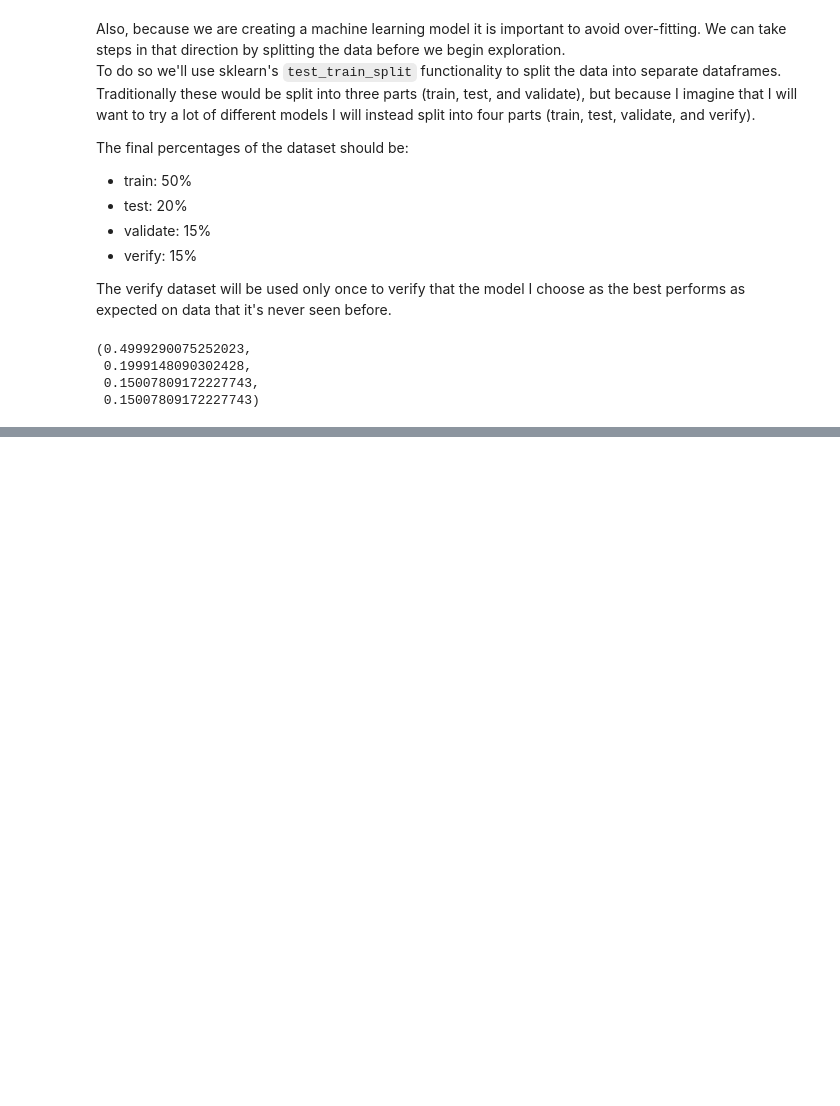
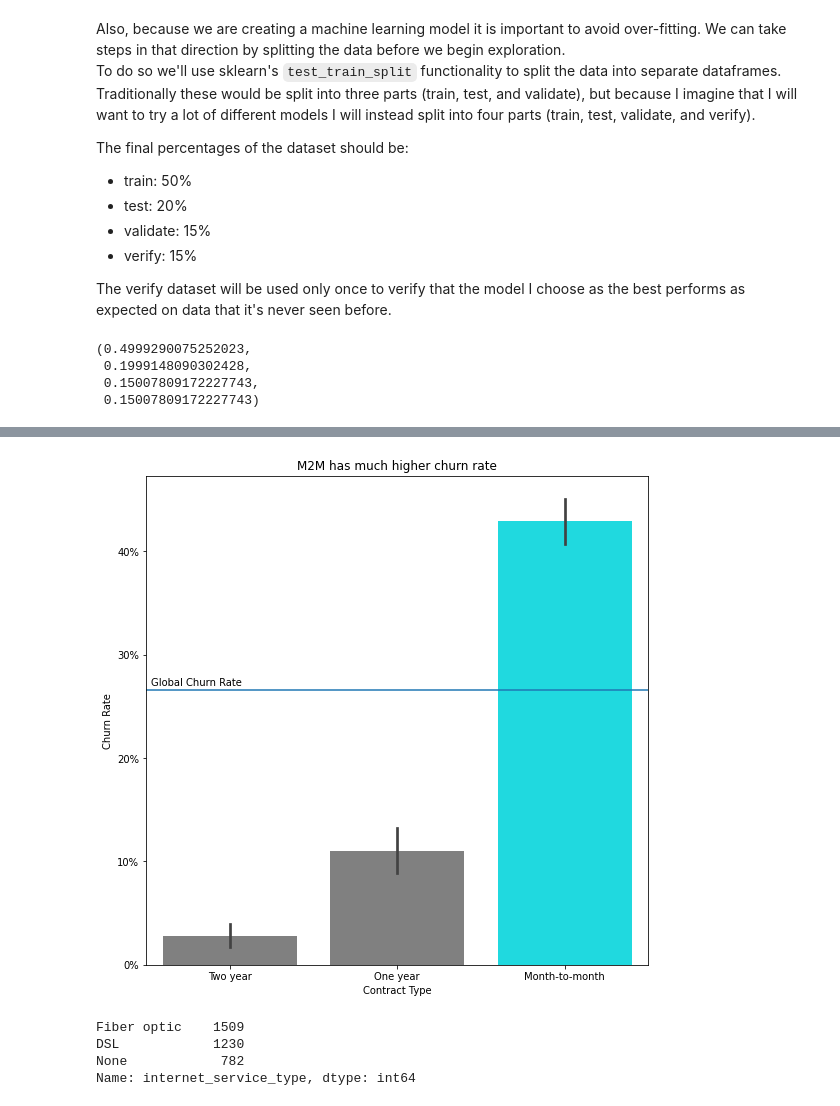
Before and after one commit to MrEnigmamgine/classification-project, a Jupyter notebook: prep-explore.ipynb, the cells around one changed output, grey strips where cells are left out. Saved outputs shown, nothing was run; the diff lists cells and outputs as text; code cells hidden in the pictures; blank space fills up the shorter version.

```diff
--- a/prep-explore.ipynb
+++ b/prep-explore.ipynb
@@ -543,0 +679,29 @@ len(df)
+# %%
+plt.figure(figsize = (9,9))
+sblue = '#00F7FF'
+gcr = train.churn.mean()
+churn = sns.barplot(
+                    data = train,
+                    y='churn',
+                    x='contract_type',
+                    order=['Two year','One year','Month-to-month'],
+                    palette=['grey','grey',sblue],
+                    ).set(
+                        title='M2M has much higher churn rate',
+                    )
+
+plt.axhline(gcr)
+plt.text(-0.47, gcr+.005, 'Global Churn Rate')
+# plt.legend(title='Contract Type')
+plt.ylabel('Churn Rate')
+plt.xlabel('Contract Type')
+plt.gca().yaxis.set_major_formatter('{:.0%}'.format)
+# %% [output]
+[figure, added]
+# %%
+train.internet_service_type.value_counts()
+# %% [output]
+Fiber optic    1509
+DSL            1230
+None            782
+Name: internet_service_type, dtype: int64
```
Also changed, not shown: parts of 81 cells of this notebook, 3 other files.
